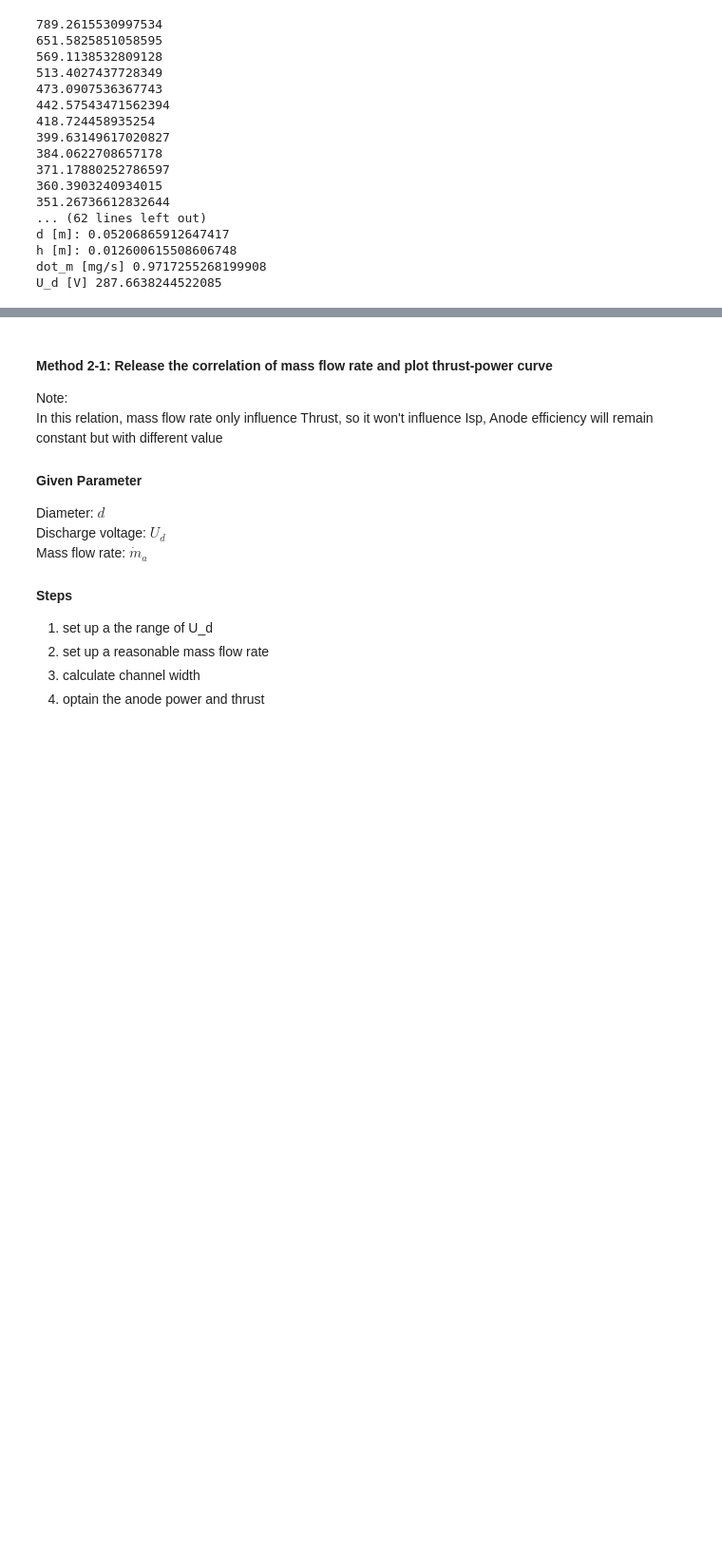
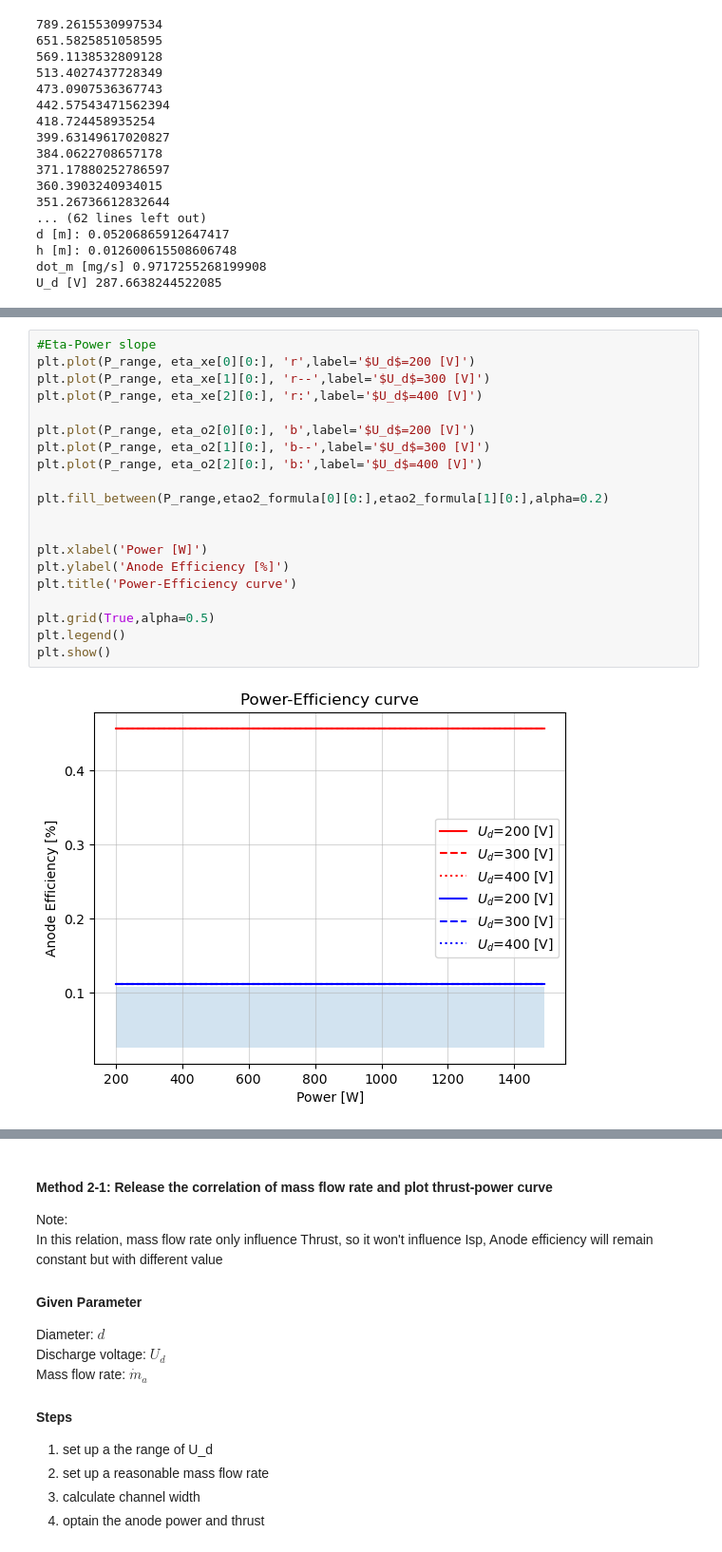
Before and after one commit to Pljwachs/Spacecraft-Propulsion, a Jupyter notebook: Initial parameter calculator.ipynb, the cells around one changed output, grey strips where cells are left out. Shown at 95% size. Saved outputs shown, nothing was run; the diff lists cells and outputs as text; blank space fills up the shorter version.

```diff
--- a/Initial parameter calculator.ipynb
+++ b/Initial parameter calculator.ipynb
@@ -383,0 +409,22 @@ plt.show()
+# %%
+#Eta-Power slope
+plt.plot(P_range, eta_xe[0][0:], 'r',label='$U_d$=200 [V]')
+plt.plot(P_range, eta_xe[1][0:], 'r--',label='$U_d$=300 [V]')
+plt.plot(P_range, eta_xe[2][0:], 'r:',label='$U_d$=400 [V]')
+
+plt.plot(P_range, eta_o2[0][0:], 'b',label='$U_d$=200 [V]')
+plt.plot(P_range, eta_o2[1][0:], 'b--',label='$U_d$=300 [V]')
+plt.plot(P_range, eta_o2[2][0:], 'b:',label='$U_d$=400 [V]')
+
+plt.fill_between(P_range,etao2_formula[0][0:],etao2_formula[1][0:],alpha=0.2)
+
+
+plt.xlabel('Power [W]')
+plt.ylabel('Anode Efficiency [%]')
+plt.title('Power-Efficiency curve')
+
+plt.grid(True,alpha=0.5)
+plt.legend()
+plt.show()
+# %% [output]
+[figure, added]
```
Also changed, not shown: parts of 12 cells of this notebook, 2 other files.
